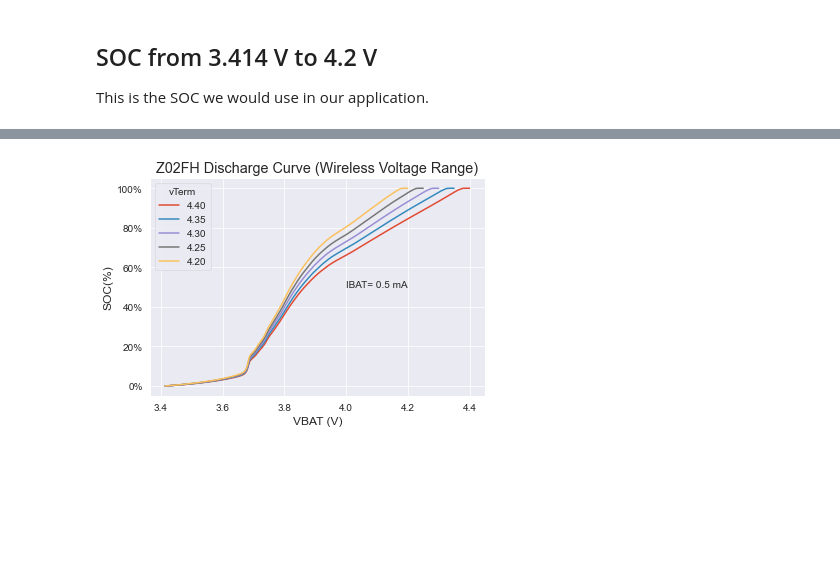
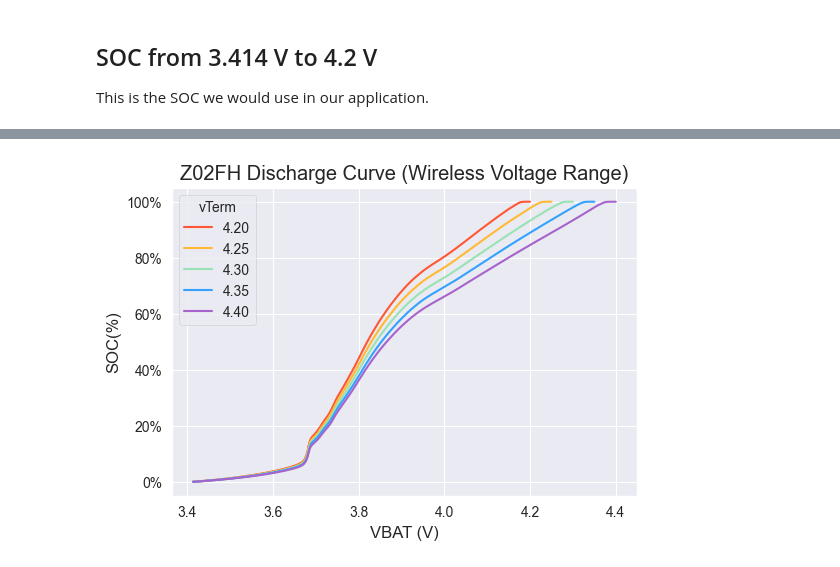
Before and after one commit to ziggle/BatteryDischargeQuickLookReport, a Jupyter notebook: Z02FH-Styled.ipynb, the cells around one changed output, grey strips where cells are left out. Cells and saved outputs as stored; diff of their text form; code cells hidden in the pictures; blank space fills up the shorter version.

```diff
--- a/Z02FH-Styled.ipynb
+++ b/Z02FH-Styled.ipynb
@@ -332,8 +332,8 @@ for y in z['CV'].unique():
     for x in z['Unit'].unique():
         interp_func = interp1d(z.query(f"Unit=='{x}' & CV=='{y}'").v, z.query(f"Unit=='{x}' & CV=='{y}'").q)
         qx = interp_func(vLow)
-    vy =vy.append({'CV':y,'q':qx+qFix},ignore_index=True)
-
+    #vy =vy.append({'CV':y,'q':qx+qFix},ignore_index=True)
+    vy =pd.concat([vy,pd.DataFrame({'CV':[y],'q':[qx+qFix]})])
     gzzz= (vy
       .set_index(['CV'],drop=True)
       .rename(columns={"q":"Charge (mAh)"},index={'420':'4.20','430':'4.30','435':'4.35', '425':'4.25', '440':'4.40'})
@@ -500,3 +510,12 @@ for u in n.CV.unique():
     x=x.assign(SOC = lambda x: (x.SOC-socmin)/(100-socmin))
     x=pd.concat([x.loc[:],new_row])
     y1 = pd.concat([y1,x]).reset_index(drop=True)
+
+y1.SOC=y1.SOC*100
+
+y1['CV'] = y1['CV'].astype('category')
+
+y1.CV=y1.CV.cat.rename_categories({'420':'4.20','425':'4.25','430':'4.30','435':'4.35','440':'4.40'})
+
+y1.info()
+display(y1)
@@ -503,18 +551,26 @@ for u in n.CV.unique():
 # %%
 sns.set_style("darkgrid")
-plt.figure(figsize=(6,4))
-y1.SOC = y1.SOC*100
+# Define your custom colors
+custom_colors = ['#FF5733', '#FFB933', '#99e2b4', '#33A2FF', '#a663cc']
+
+# Set the custom palette
+sns.set_palette(custom_colors)
+#plt.figure(figsize=(6,4))
 fig = sns.lineplot(
             x='VBAT',
             y='SOC',
             hue='CV',
             data=y1)
 fig.yaxis.set_major_formatter(PercentFormatter())
 plt.xlabel("VBAT (V)")
 plt.ylabel("SOC(%)")
 plt.title("Z02FH Discharge Curve (Wireless Voltage Range)")
-plt.legend(title='vTerm', loc='upper left', labels=['4.40','4.35', '4.30', '4.25','4.20'])
-fig.text(4, 50, "IBAT= 0.5 mA")
-None
+# get the individual lines inside legend and set line width
+plt.legend(title='vTerm', loc='upper left')
+#for line in leg.get_lines():
+#    line.set_linewidth(1)
+
+#fig.text(4, 0.50, "IBAT= 0.5 mA")
+plt.show()
 # %% [output]
-[figure, old version]
+[figure, new version]
```
Also changed, not shown: parts of 7 cells of this notebook.
